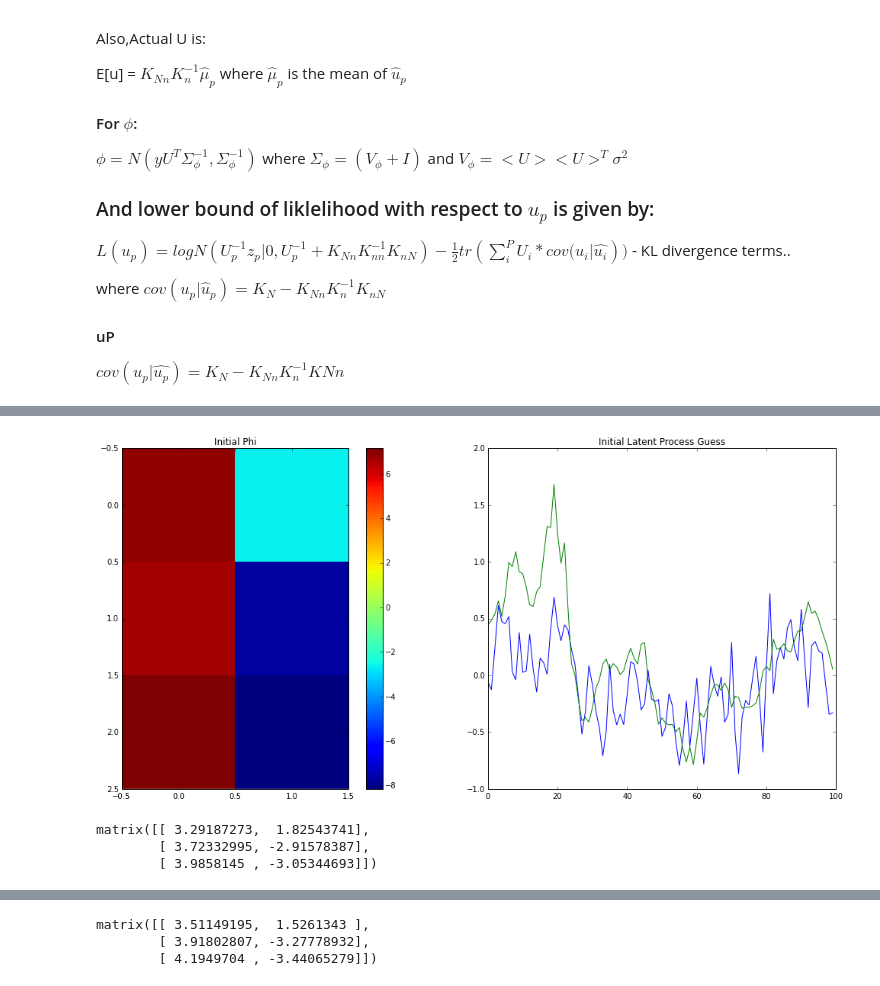
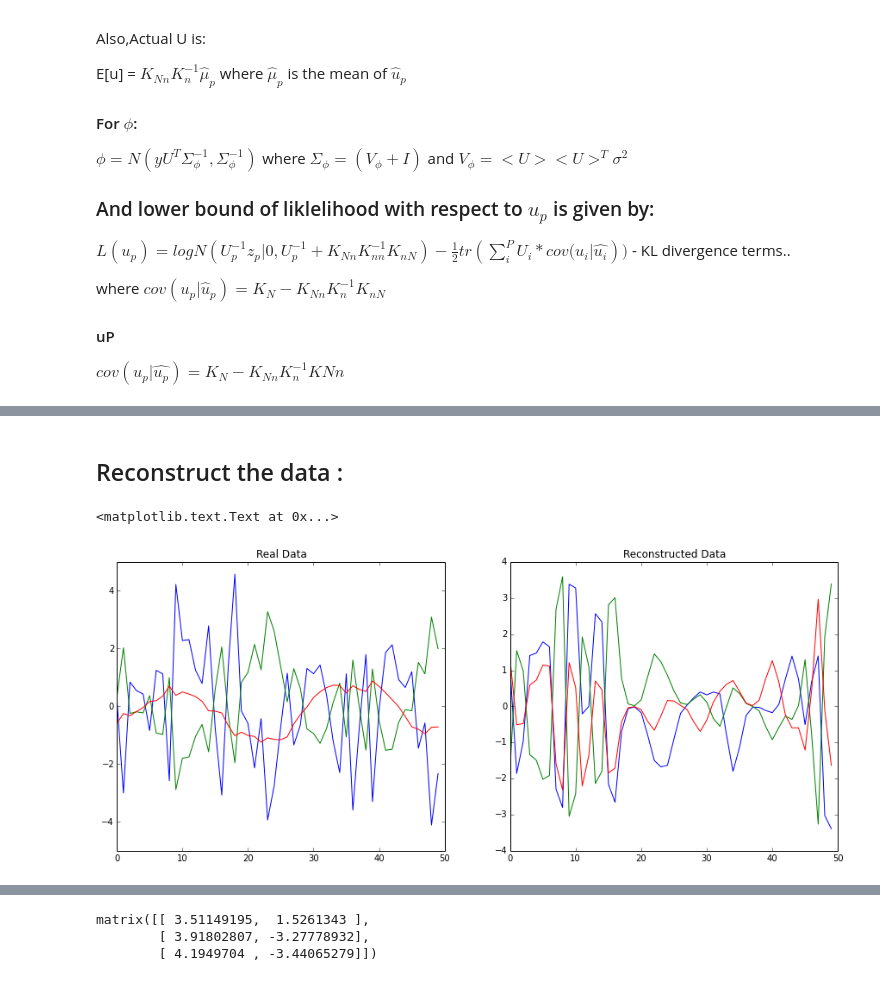
Before and after one commit to sudhNau/Baysian, a Jupyter notebook: SLFM Intro.ipynb, the cells around one changed output, grey strips where cells are left out. Drawn from its saved outputs; the diff is of its cells as text; code cells hidden in the pictures.

```diff
--- a/SLFM Intro.ipynb
+++ b/SLFM Intro.ipynb
@@ -201,6 +198,6 @@ displayGuesses(uExp=uExp,phiHatExp=phiHatExp)
 # %%
-for i in range(1000):
-#Variational Update for Up:
+for i in range(10):
+    #Variational Update for Up:
     for p in range(P):
         #Find Up and Zp
         excludeP = np.arange(P)!=p
@@ -213,8 +210,10 @@ for i in range(1000):
         SigmaP = KnnInv[p] + KnnInv[p] * KNn[p].T * Up * KNn[p] * KnnInv[p]
         uHatMeans[p] = (np.linalg.inv(SigmaP)*KnnInv[p]*KNn[p].T*Zp.T).reshape(noOfInductions,1)
         uExp[p] = (KNn[p]*KnnInv[p]*uHatMeans[p]).reshape(1,N)
+    ## Variational Update for Phi
     Vf= uExp.dot(uExp.T)
     SigmaPhi = np.linalg.inv(Vf + np.ones((P,P)))
     phiHatExp = np.mat(Y) * uExp.T * SigmaPhi
+    phiHatVar = SigmaPhi
 displayGuesses(uExp=uExp,phiHatExp=phiHatExp)
 # %% [output]
@@ -254,23 +220,0 @@ def calculateLikelihood(Up,Zp,p):
-# %%
-for i in range(100):
-    #Variational Update for Up:
-    for p in range(P):
-        #Find Up and Zp
-        excludeP = np.arange(P)!=p
-        #print i,p
-        Zp = (phiHatExp[:,p].T.dot(Y - phiHatExp[:,excludeP]*uExp[excludeP,:])).reshape(1,N)
-        phiSqHatExp = C*phiHatVar[p,p] + phiHatExp[:,p].T.dot(phiHatExp[:,p])
-        Up = np.diagflat(np.multiply(np.ones(N) ,phiSqHatExp))
-        Ups.append(Up)
-        Zps.append(Zp)
-        SigmaP = KnnInv[p] + KnnInv[p] * KNn[p].T * Up * KNn[p] * KnnInv[p]
-        uHatMeans[p] = (np.linalg.inv(SigmaP)*KnnInv[p]*KNn[p].T*Zp.T).reshape(noOfInductions,1)
-        uExp[p] = (KNn[p]*KnnInv[p]*uHatMeans[p]).reshape(1,N)
-    ## Variational Update for Phi
-    Vf= uExp.dot(uExp.T)
-    SigmaPhi = np.linalg.inv(Vf + np.ones((P,P)))
-    phiHatExp = np.mat(Y) * uExp.T * SigmaPhi
-    phiHatVar = SigmaPhi
-displayGuesses(uExp=uExp,phiHatExp=phiHatExp)
-# %% [output]
-[figure, removed]
@@ -279,6 +221,14 @@ phiSqHatExp = phiHatVar + phiHatExp.T.dot(phiHatExp)
-# %%
-phiHatExp
-# %% [output]
-matrix([[ 3.29187273,  1.82543741],
-        [ 3.72332995, -2.91578387],
-        [ 3.9858145 , -3.05344693]])
+# %% [markdown]
+## Reconstruct the data :
+# %%
+
+Ynew = phiHatExp * uExp
+fig,axes = plt.subplots(nrows=1,ncols = 2,figsize=(15,6))
+axes[0].plot(Y.T)
+axes[0].set_title('Real Data')
+#axes[0].scatter(n,np.zeros(n.size))
+axes[1].plot(Ynew.T)
+axes[1].set_title('Reconstructed Data')
+# %% [output]
+<matplotlib.text.Text at 0x...>
+[figure, added]
```
Also changed, not shown: parts of 21 cells of this notebook.
